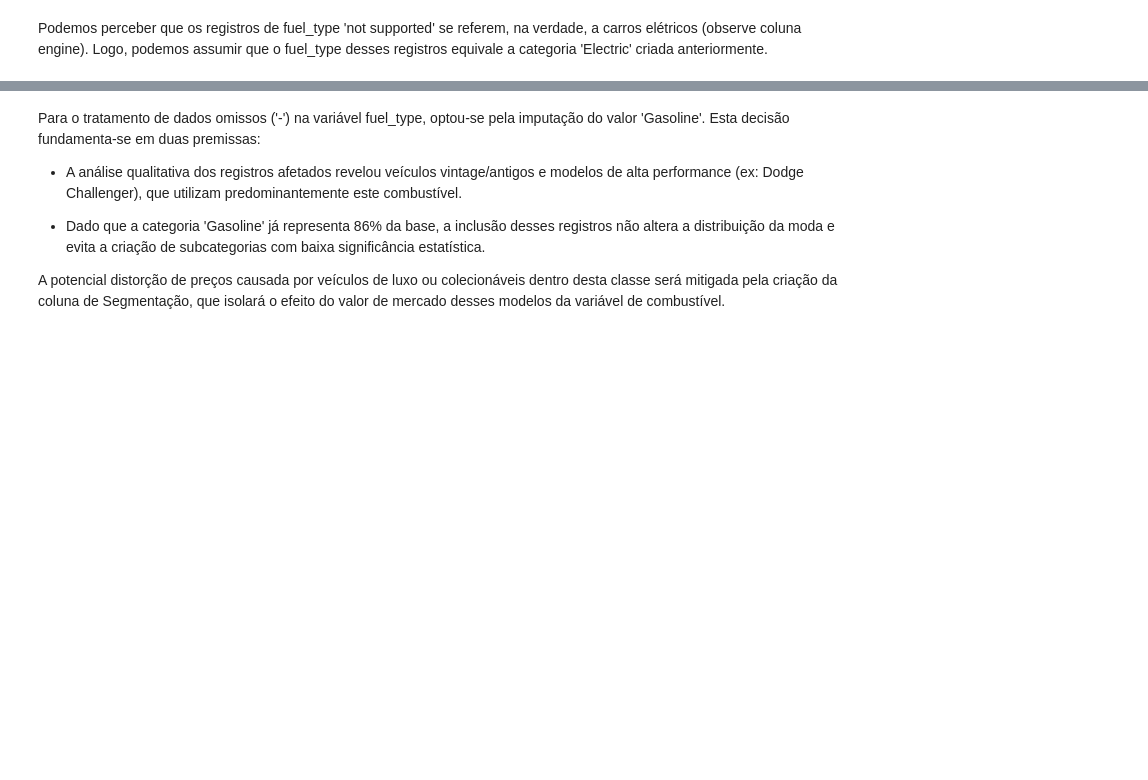
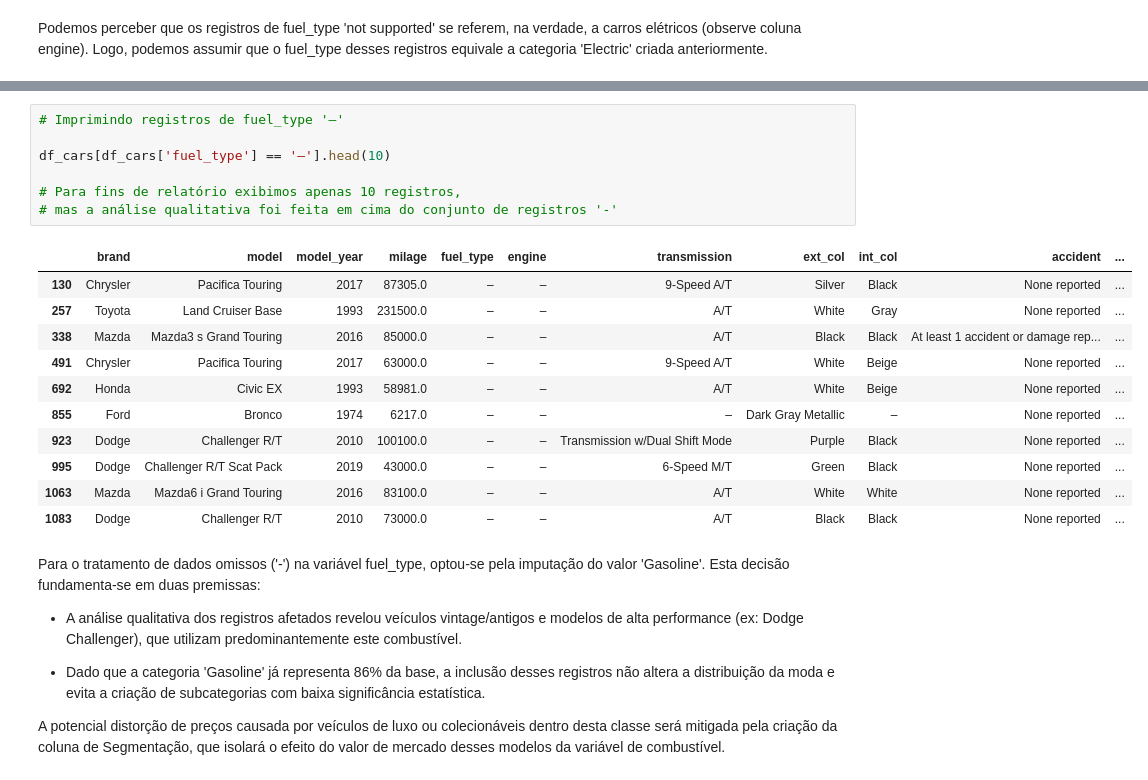
Before and after one commit to izabelaandrade-pos/mvp-puc-analise-dados, a Jupyter notebook: Sprint2_MVP_Analise_de_Dados.ipynb, the cells around one changed output, grey strips where cells are left out. Saved outputs shown, nothing was run; the diff lists cells and outputs as text; blank space fills up the shorter version.

```diff
--- a/Sprint2_MVP_Analise_de_Dados.ipynb
+++ b/Sprint2_MVP_Analise_de_Dados.ipynb
@@ -1192,3 +1169,22 @@ df_cars[df_cars['fuel_type'] == '–']
+# %%
+# Imprimindo registros de fuel_type '–'
+
+df_cars[df_cars['fuel_type'] == '–'].head(10)
+
+# Para fins de relatório exibimos apenas 10 registros,
+# mas a análise qualitativa foi feita em cima do conjunto de registros '-'
+# %% [output]
+|  | brand | model | model_year | milage | fuel_type | engine | transmission | ext_col | int_col | accident | ... |
+| 130 | Chrysler | Pacifica Touring | 2017 | 87305.0 | – | – | 9-Speed A/T | Silver | Black | None reported | ... |
+| 257 | Toyota | Land Cruiser Base | 1993 | 231500.0 | – | – | A/T | White | Gray | None reported | ... |
+| 338 | Mazda | Mazda3 s Grand Touring | 2016 | 85000.0 | – | – | A/T | Black | Black | At least 1 accident or damage rep... | ... |
+| 491 | Chrysler | Pacifica Touring | 2017 | 63000.0 | – | – | 9-Speed A/T | White | Beige | None reported | ... |
+| 692 | Honda | Civic EX | 1993 | 58981.0 | – | – | A/T | White | Beige | None reported | ... |
+| 855 | Ford | Bronco | 1974 | 6217.0 | – | – | – | Dark Gray Metallic | – | None reported | ... |
+| 923 | Dodge | Challenger R/T | 2010 | 100100.0 | – | – | Transmission w/Dual Shift Mode | Purple | Black | None reported | ... |
+| 995 | Dodge | Challenger R/T Scat Pack | 2019 | 43000.0 | – | – | 6-Speed M/T | Green | Black | None reported | ... |
+| 1063 | Mazda | Mazda6 i Grand Touring | 2016 | 83100.0 | – | – | A/T | White | White | None reported | ... |
+| 1083 | Dodge | Challenger R/T | 2010 | 73000.0 | – | – | A/T | Black | Black | None reported | ... |
 # %% [markdown]
 Para o tratamento de dados omissos ('-') na variável fuel_type, optou-se pela imputação do valor 'Gasoline'. Esta decisão fundamenta-se em duas premissas:
 
```
Also changed, not shown: parts of 4 cells of this notebook.
